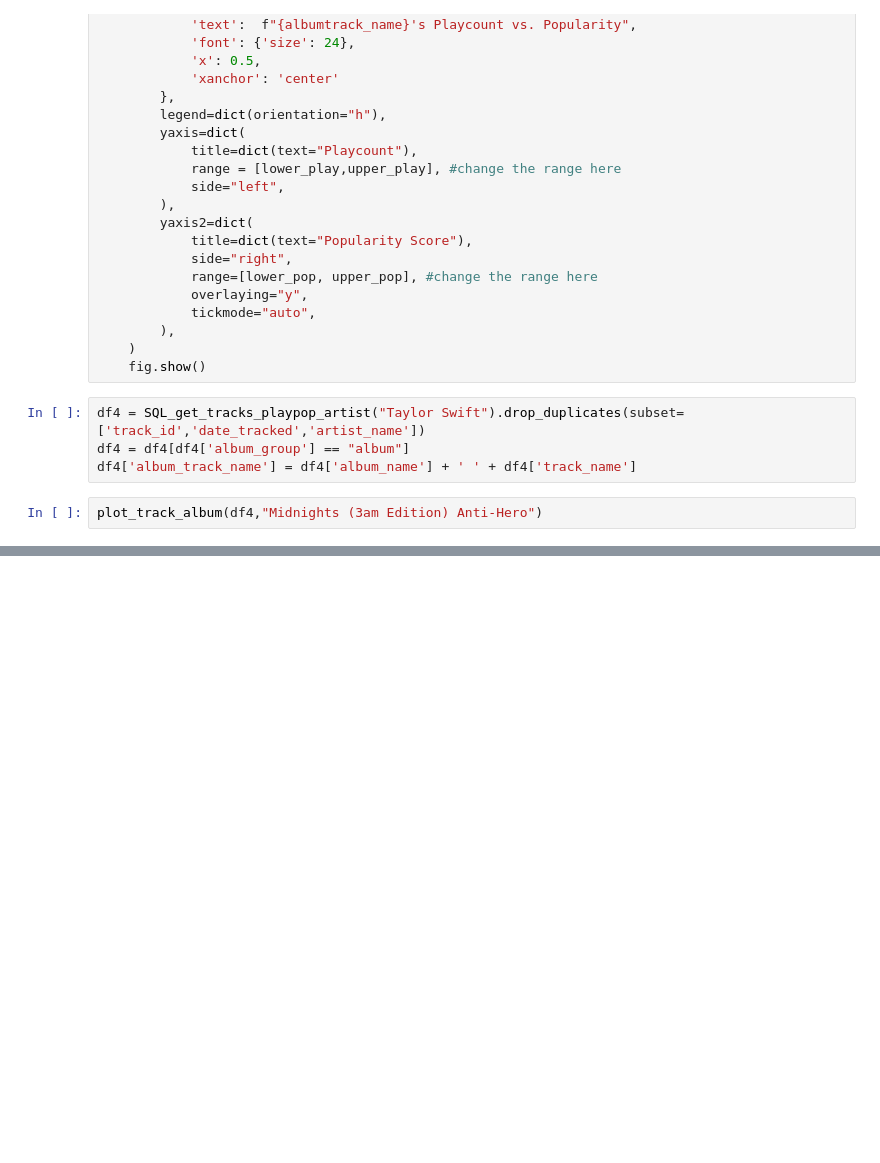
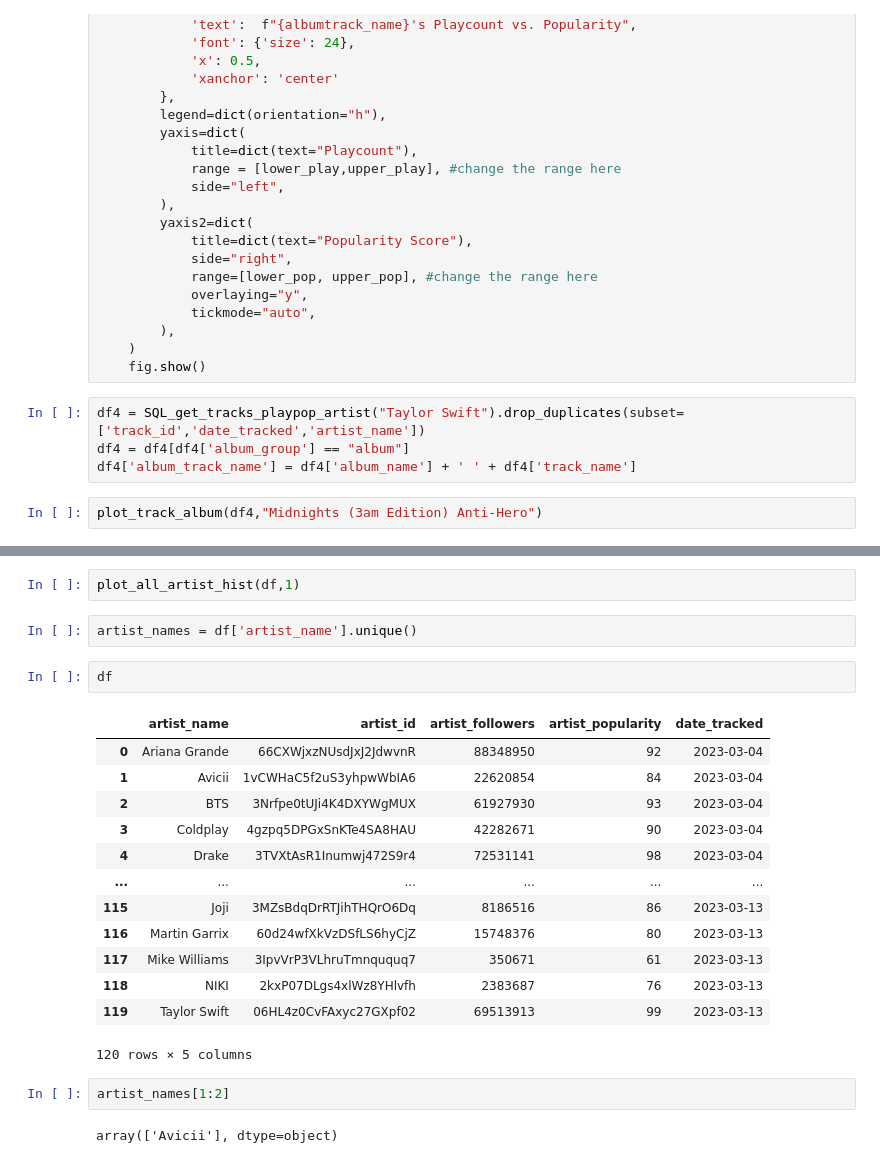
Before and after one commit to jttsai99/Spotify-PlayCounts, a Jupyter notebook: notebooks/visualizations.ipynb, the cells around one changed output, grey strips where cells are left out. Drawn from its saved outputs; the diff is of its cells as text; blank space fills up the shorter version.

```diff
--- a/notebooks/visualizations.ipynb
+++ b/notebooks/visualizations.ipynb
@@ -788,0 +1022,24 @@ plot_track_album(df4,"Midnights (3am Edition) Anti-Hero")
+# %%
+plot_all_artist_hist(df,1)
+# %%
+artist_names = df['artist_name'].unique()
+# %%
+df
+# %% [output]
+|  | artist_name | artist_id | artist_followers | artist_popularity | date_tracked |
+| 0 | Ariana Grande | 66CXWjxzNUsdJxJ2JdwvnR | 88348950 | 92 | 2023-03-04 |
+| 1 | Avicii | 1vCWHaC5f2uS3yhpwWbIA6 | 22620854 | 84 | 2023-03-04 |
+| 2 | BTS | 3Nrfpe0tUJi4K4DXYWgMUX | 61927930 | 93 | 2023-03-04 |
+| 3 | Coldplay | 4gzpq5DPGxSnKTe4SA8HAU | 42282671 | 90 | 2023-03-04 |
+| 4 | Drake | 3TVXtAsR1Inumwj472S9r4 | 72531141 | 98 | 2023-03-04 |
+| ... | ... | ... | ... | ... | ... |
+| 115 | Joji | 3MZsBdqDrRTJihTHQrO6Dq | 8186516 | 86 | 2023-03-13 |
+| 116 | Martin Garrix | 60d24wfXkVzDSfLS6hyCjZ | 15748376 | 80 | 2023-03-13 |
+| 117 | Mike Williams | 3IpvVrP3VLhruTmnququq7 | 350671 | 61 | 2023-03-13 |
+| 118 | NIKI | 2kxP07DLgs4xlWz8YHlvfh | 2383687 | 76 | 2023-03-13 |
+| 119 | Taylor Swift | 06HL4z0CvFAxyc27GXpf02 | 69513913 | 99 | 2023-03-13 |
+120 rows × 5 columns
+# %%
+artist_names[1:2]
+# %% [output]
+array(['Avicii'], dtype=object)
```
Also changed, not shown: parts of 26 cells of this notebook, 4 other files.
